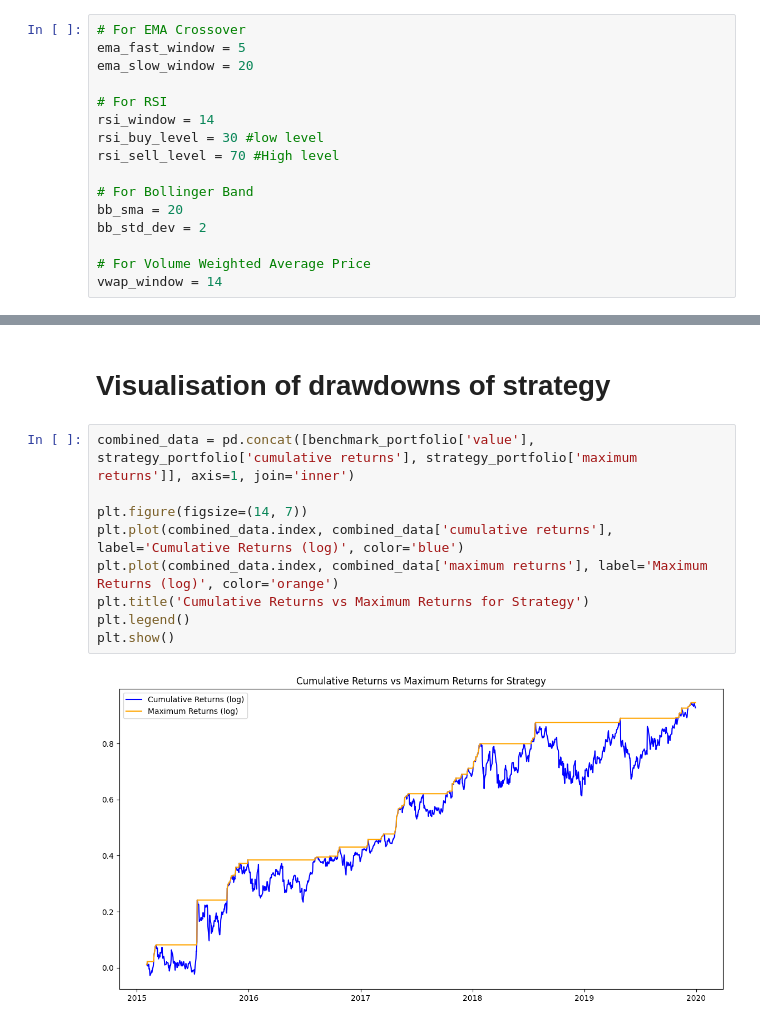
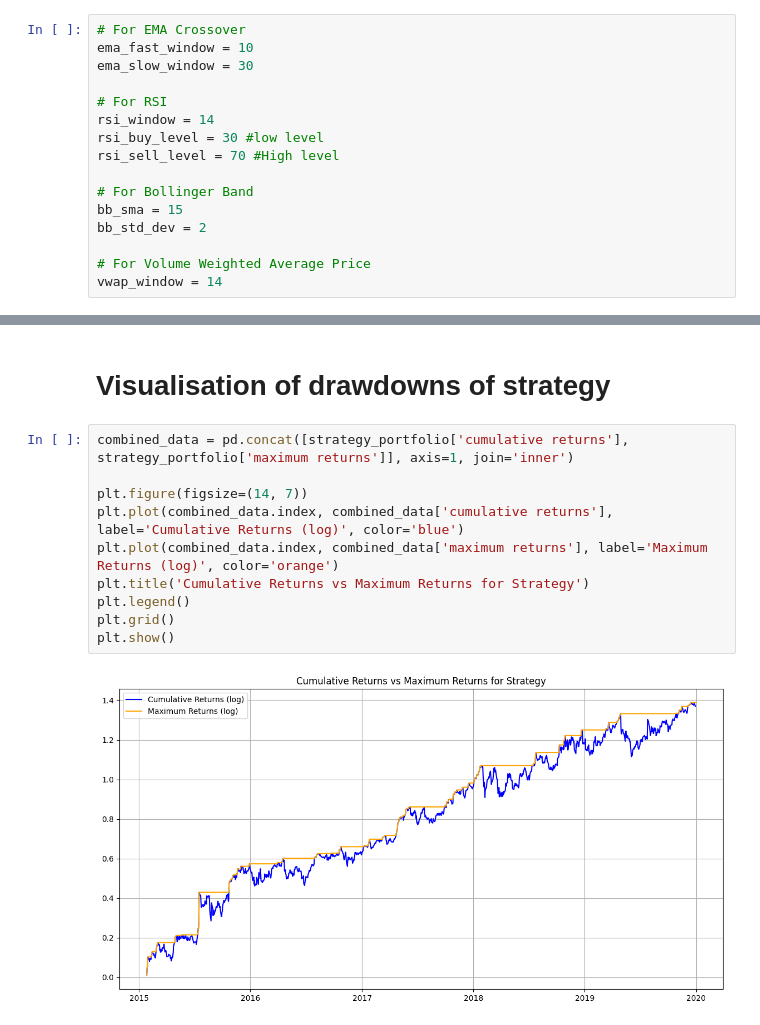
Before and after one commit to ali-3-3-3/MeanReversion-Momentum-Strategy, a Jupyter notebook: Group9_MidTerm_Strategy_2.ipynb, the cells around one changed output, grey strips where cells are left out. Cells and saved outputs as stored; diff of their text form.

```diff
--- a/Group9_MidTerm_Strategy_2.ipynb
+++ b/Group9_MidTerm_Strategy_2.ipynb
@@ -239,8 +238,8 @@ MAANG benchmark portfolio performance from 2015-01-01 to 2019-12-31:
 ### Indicators used for trading signals
 # %%
 # For EMA Crossover
-ema_fast_window = 5
-ema_slow_window = 20
+ema_fast_window = 10
+ema_slow_window = 30
 
 # For RSI
 rsi_window = 14
@@ -248,7 +247,7 @@ rsi_buy_level = 30 #low level
 rsi_sell_level = 70 #High level
 
 # For Bollinger Band
-bb_sma = 20
+bb_sma = 15
 bb_std_dev = 2
 
 # For Volume Weighted Average Price
@@ -439,13 +438,14 @@ plt.show()
 # %% [markdown]
 # Visualisation of drawdowns of strategy
 # %%
-combined_data = pd.concat([benchmark_portfolio['value'], strategy_portfolio['cumulative returns'], strategy_portfolio['maximum returns']], axis=1, join='inner')
+combined_data = pd.concat([strategy_portfolio['cumulative returns'], strategy_portfolio['maximum returns']], axis=1, join='inner')
 
 plt.figure(figsize=(14, 7))
 plt.plot(combined_data.index, combined_data['cumulative returns'], label='Cumulative Returns (log)', color='blue')
 plt.plot(combined_data.index, combined_data['maximum returns'], label='Maximum Returns (log)', color='orange')
 plt.title('Cumulative Returns vs Maximum Returns for Strategy')
 plt.legend()
+plt.grid()
 plt.show()
 # %% [output]
-[figure, old version]
+[figure, new version]
```
Also changed, not shown: parts of 4 cells of this notebook.
